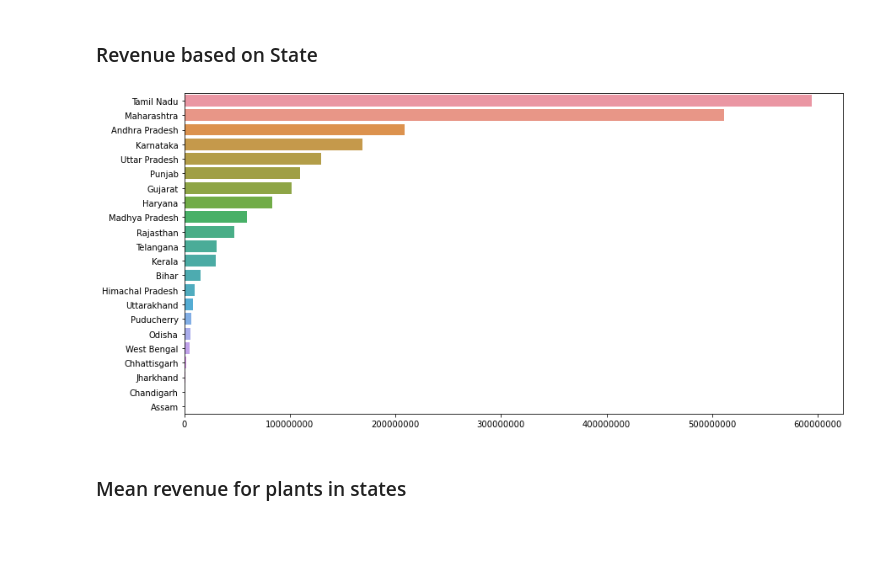
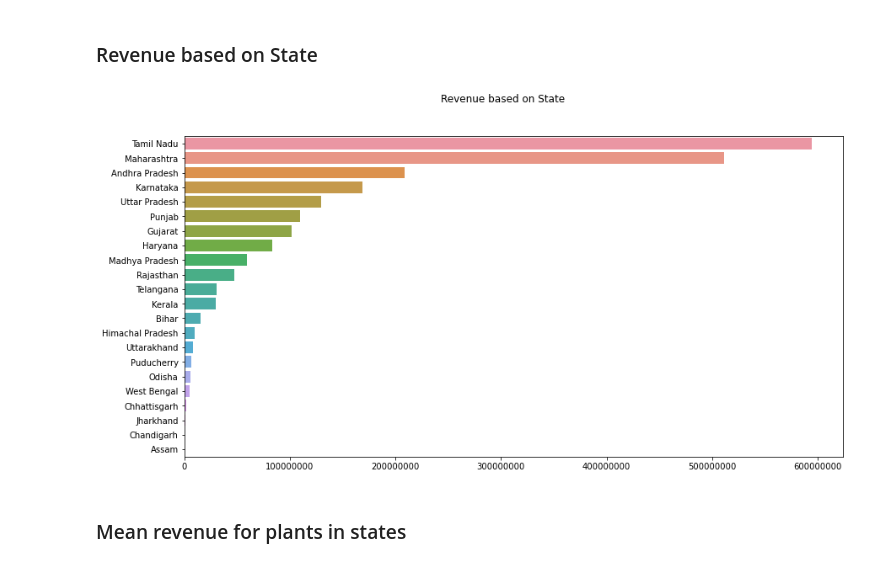
Before and after one commit to aditya-jagdev/Mahindra-First-Choice-Data-Analysis, a Jupyter notebook: 1. Data Cleaning and Feature Engineering.ipynb, the cells around one changed output. Cells and saved outputs as stored; diff of their text form; code cells hidden in the pictures; blank space fills up the shorter version.

```diff
--- a/1. Data Cleaning and Feature Engineering.ipynb
+++ b/1. Data Cleaning and Feature Engineering.ipynb
@@ -876,11 +732,0 @@ multi_plant_customers = list(vc[ vc>1 ].index)
-# %%
-# setting a boolean flag to check if a customer has visited other plants
-invoice['Visited_Multiple_Plants'] = 0
-
-invoice.set_index('Customer No.', inplace=True)
-
-for cust_no in multi_plant_customers:
-    invoice.at[cust_no, 'Visited_Multiple_Plants'] = 1
-# multi_plant_customers
-
-invoice.reset_index(inplace=True)
@@ -997,18 +910,18 @@ revenue_state = {}
 for state in invoice['State'].unique():
     revenue_state[state] = invoice[invoice['State'] == state]['Total Amt Wtd Tax.'].sum()
 
-revenue_state = pd.Series(revenue_state)
-revenue_state.sort_values(ascending=False, inplace=True)
+revenue_state = pd.Series(revenue_state).sort_values(ascending=False)
 # %%
 _ = plt.figure(figsize=(14, 7))
 
-_ = sns.barplot(y=revenue_state.index,
+fig = sns.barplot(y=revenue_state.index,
                 x=revenue_state.values,
                 orient='h')
 
-_ = plt.ticklabel_format(style='plain', axis='x')
+__ = plt.ticklabel_format(style='plain', axis='x')
+__ = plt.suptitle("Revenue based on State")
 # %% [output]
-[figure, old version]
+[figure, new version]
 # %% [markdown]
 ### Mean revenue for plants in states
 # %%
```
Also changed, not shown: parts of 111 cells of this notebook, 5 other files.
